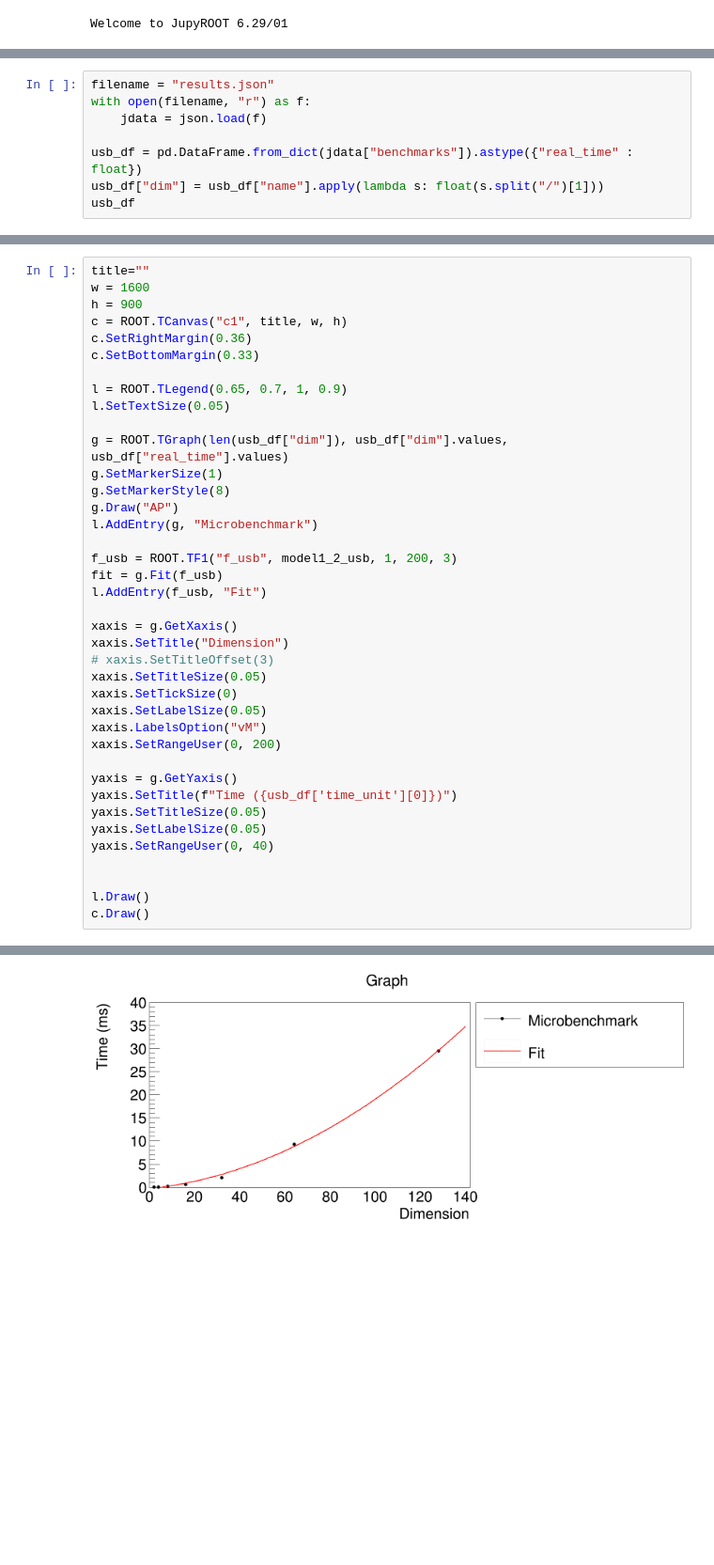
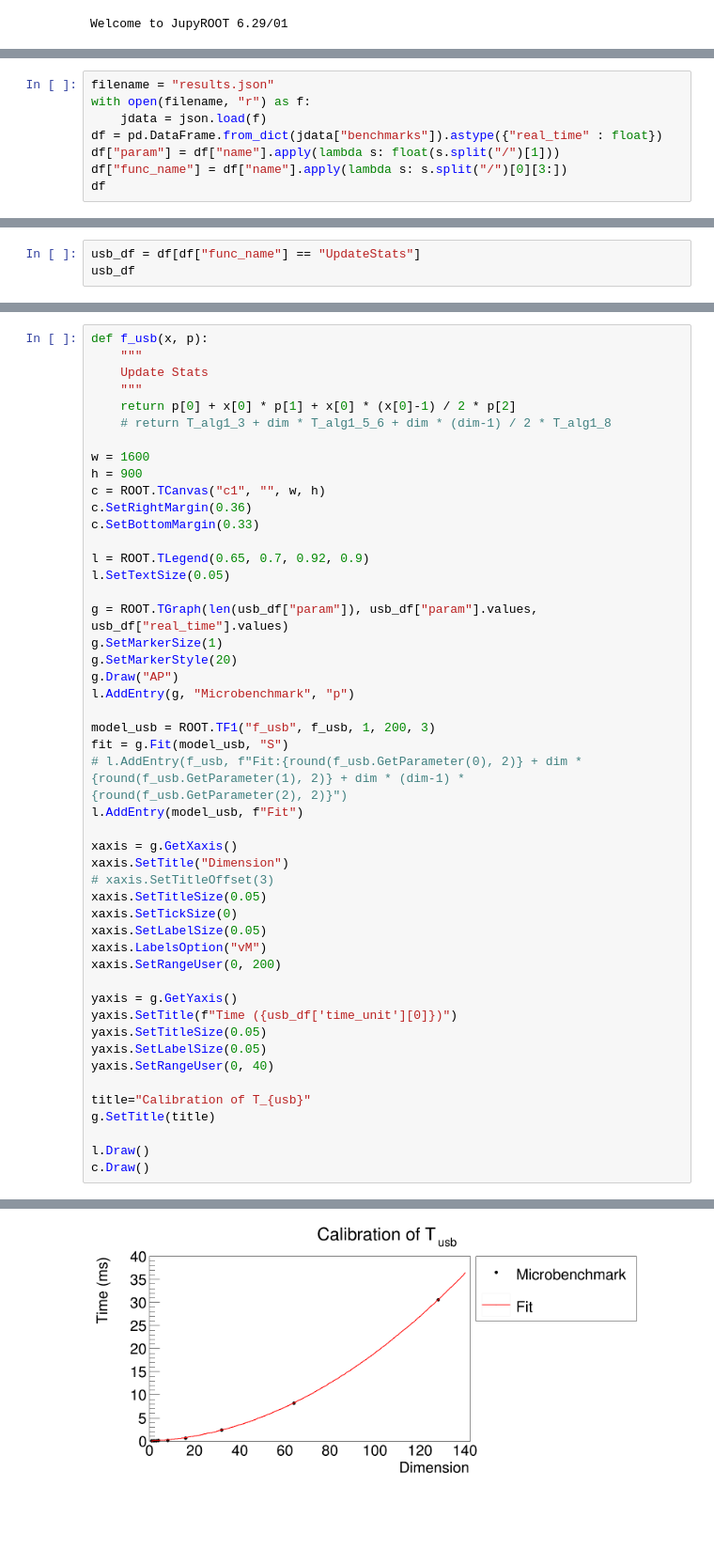
Before and after one commit to jolly-chen/msc-project, a Jupyter notebook: cpu-sequential/validation.ipynb, the cells around one changed output, grey strips where cells are left out. Shown at 94% size. Drawn from its saved outputs; the diff is of its cells as text; blank space fills up the shorter version.

```diff
--- a/cpu-sequential/validation.ipynb
+++ b/cpu-sequential/validation.ipynb
@@ -36,9 +23,9 @@ def model1_2_usb(x, p):
 filename = "results.json"
 with open(filename, "r") as f:
     jdata = json.load(f)
-
-usb_df = pd.DataFrame.from_dict(jdata["benchmarks"]).astype({"real_time" : float})
-usb_df["dim"] = usb_df["name"].apply(lambda s: float(s.split("/")[1]))
-usb_df
+df = pd.DataFrame.from_dict(jdata["benchmarks"]).astype({"real_time" : float})
+df["param"] = df["name"].apply(lambda s: float(s.split("/")[1]))
+df["func_name"] = df["name"].apply(lambda s: s.split("/")[0][3:])
+df
 # %% [output]
 |  | name | family_index | per_family_instance_index | run_name | run_type | repetitions | repetition_index | ... |
@@ -51,0 +50,3 @@ usb_df
+# %%
+usb_df = df[df["func_name"] == "UpdateStats"]
+usb_df
@@ -52,23 +64,30 @@ usb_df
 # %%
-title=""
+def f_usb(x, p):
+    """
+    Update Stats
+    """
+    return p[0] + x[0] * p[1] + x[0] * (x[0]-1) / 2 * p[2]
+    # return T_alg1_3 + dim * T_alg1_5_6 + dim * (dim-1) / 2 * T_alg1_8
+
 w = 1600
 h = 900
-c = ROOT.TCanvas("c1", title, w, h)
+c = ROOT.TCanvas("c1", "", w, h)
 c.SetRightMargin(0.36)
 c.SetBottomMargin(0.33)
 
-l = ROOT.TLegend(0.65, 0.7, 1, 0.9)
+l = ROOT.TLegend(0.65, 0.7, 0.92, 0.9)
 l.SetTextSize(0.05)
 
-g = ROOT.TGraph(len(usb_df["dim"]), usb_df["dim"].values, usb_df["real_time"].values)
+g = ROOT.TGraph(len(usb_df["param"]), usb_df["param"].values, usb_df["real_time"].values)
 g.SetMarkerSize(1)
-g.SetMarkerStyle(8)
+g.SetMarkerStyle(20)
 g.Draw("AP")
-l.AddEntry(g, "Microbenchmark")
+l.AddEntry(g, "Microbenchmark", "p")
 
-f_usb = ROOT.TF1("f_usb", model1_2_usb, 1, 200, 3)
-fit = g.Fit(f_usb)
-l.AddEntry(f_usb, "Fit")
+model_usb = ROOT.TF1("f_usb", f_usb, 1, 200, 3)
+fit = g.Fit(model_usb, "S")
+# l.AddEntry(f_usb, f"Fit:{round(f_usb.GetParameter(0), 2)} + dim * {round(f_usb.GetParameter(1), 2)} + dim * (dim-1) * {round(f_usb.GetParameter(2), 2)}")
+l.AddEntry(model_usb, f"Fit")
 
 xaxis = g.GetXaxis()
 xaxis.SetTitle("Dimension")
@@ -85,6 +104,8 @@ yaxis.SetTitleSize(0.05)
 yaxis.SetLabelSize(0.05)
 yaxis.SetRangeUser(0, 40)
 
+title="Calibration of T_{usb}"
+g.SetTitle(title)
 
 l.Draw()
 c.Draw()
@@ -101 +122 @@ p2                        =   0.00286851   +/-   0.000246142
-[figure, old version]
+[figure, new version]
```
Also changed, not shown: parts of 14 cells of this notebook, 5 other files.
